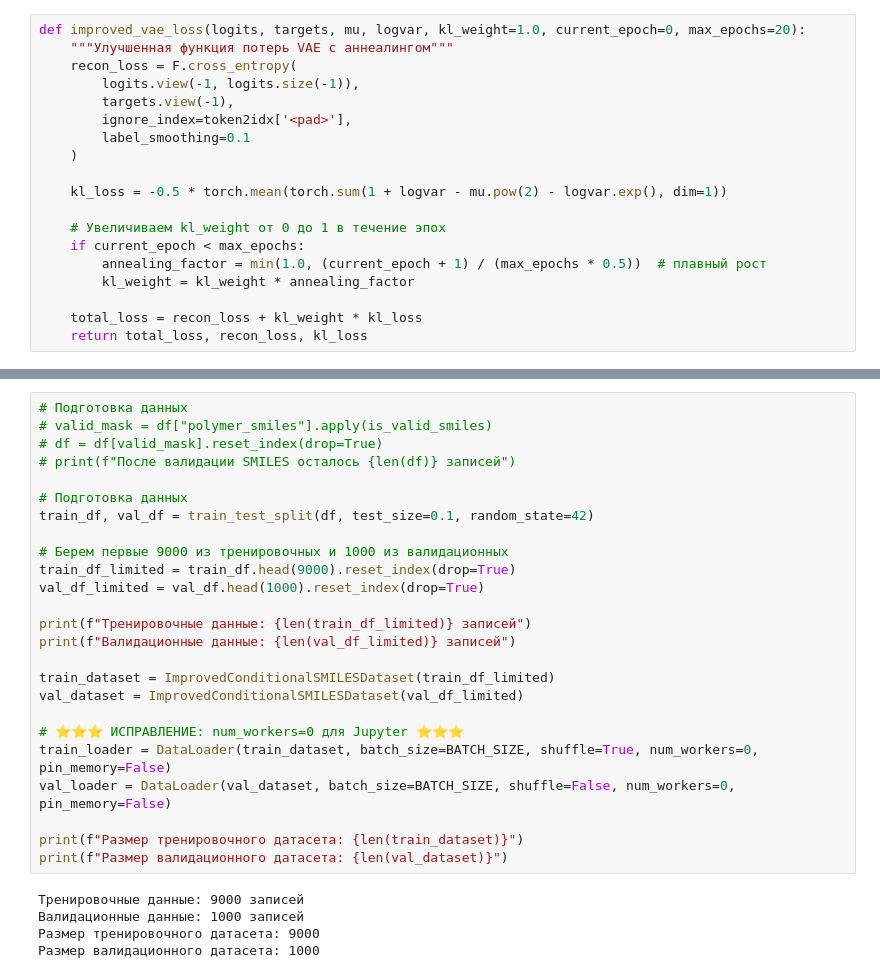
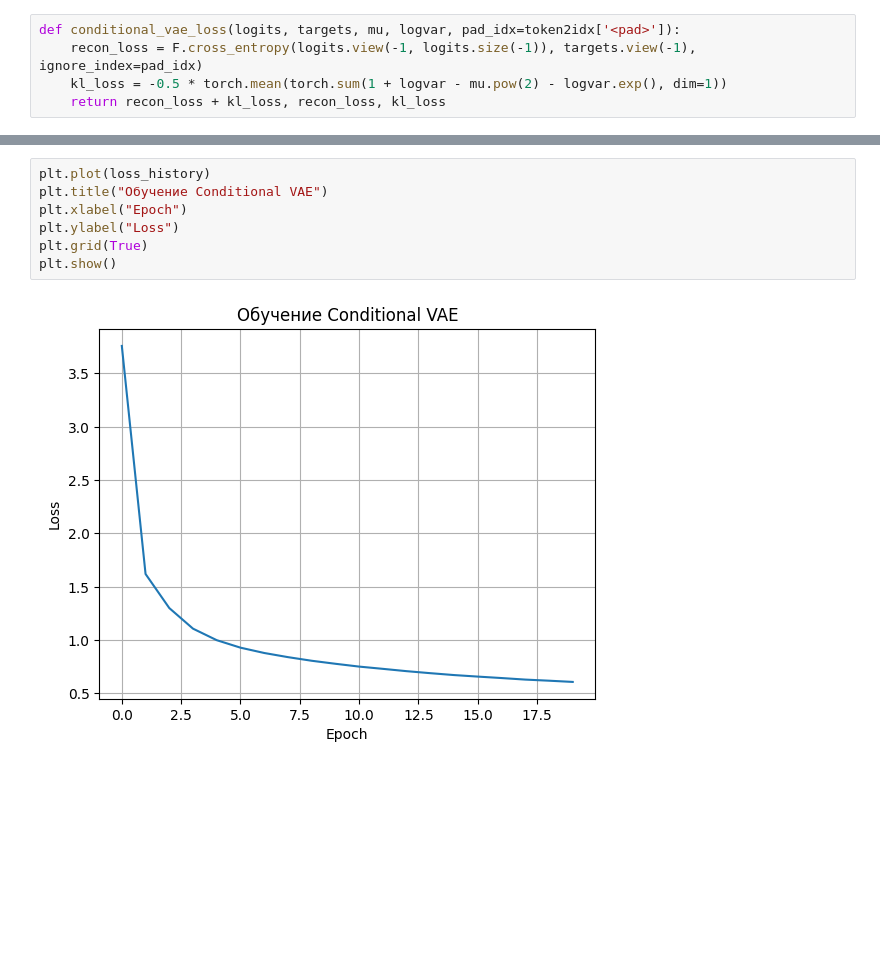
Before and after one commit to BlackLamba/Polyforge-AI, a Jupyter notebook: GM.ipynb, the cells around one changed output, grey strips where cells are left out. Drawn from its saved outputs; the diff is of its cells as text; blank space fills up the shorter version.

Commit message:
conditionalVAE last version + save last model

```diff
--- a/GM.ipynb
+++ b/GM.ipynb
@@ -233,22 +141,8 @@ class ImprovedConditionalTransformerVAE(nn.Module):
         logits = self.decode(z, feats, tgt_inp)
         return logits, mu, logvar
 # %%
-def improved_vae_loss(logits, targets, mu, logvar, kl_weight=1.0, current_epoch=0, max_epochs=20):
-    """Улучшенная функция потерь VAE с аннеалингом"""
-    recon_loss = F.cross_entropy(
-        logits.view(-1, logits.size(-1)),
-        targets.view(-1),
-        ignore_index=token2idx['<pad>'],
-        label_smoothing=0.1
-    )
-
+def conditional_vae_loss(logits, targets, mu, logvar, pad_idx=token2idx['<pad>']):
+    recon_loss = F.cross_entropy(logits.view(-1, logits.size(-1)), targets.view(-1), ignore_index=pad_idx)
     kl_loss = -0.5 * torch.mean(torch.sum(1 + logvar - mu.pow(2) - logvar.exp(), dim=1))
-
-    # Увеличиваем kl_weight от 0 до 1 в течение эпох
-    if current_epoch < max_epochs:
-        annealing_factor = min(1.0, (current_epoch + 1) / (max_epochs * 0.5))  # плавный рост
-        kl_weight = kl_weight * annealing_factor
-
-    total_loss = recon_loss + kl_weight * kl_loss
-    return total_loss, recon_loss, kl_loss
+    return recon_loss + kl_loss, recon_loss, kl_loss
 # %%
@@ -447,30 +249,9 @@ def validate_model(model, val_loader, epoch):
 # %%
-# Подготовка данных
-# valid_mask = df["polymer_smiles"].apply(is_valid_smiles)
-# df = df[valid_mask].reset_index(drop=True)
-# print(f"После валидации SMILES осталось {len(df)} записей")
-
-# Подготовка данных
-train_df, val_df = train_test_split(df, test_size=0.1, random_state=42)
-
-# Берем первые 9000 из тренировочных и 1000 из валидационных
-train_df_limited = train_df.head(9000).reset_index(drop=True)
-val_df_limited = val_df.head(1000).reset_index(drop=True)
-
-print(f"Тренировочные данные: {len(train_df_limited)} записей")
-print(f"Валидационные данные: {len(val_df_limited)} записей")
-
-train_dataset = ImprovedConditionalSMILESDataset(train_df_limited)
-val_dataset = ImprovedConditionalSMILESDataset(val_df_limited)
-
-# ⭐⭐⭐ ИСПРАВЛЕНИЕ: num_workers=0 для Jupyter ⭐⭐⭐
-train_loader = DataLoader(train_dataset, batch_size=BATCH_SIZE, shuffle=True, num_workers=0, pin_memory=False)
-val_loader = DataLoader(val_dataset, batch_size=BATCH_SIZE, shuffle=False, num_workers=0, pin_memory=False)
-
-print(f"Размер тренировочного датасета: {len(train_dataset)}")
-print(f"Размер валидационного датасета: {len(val_dataset)}")
+plt.plot(loss_history)
+plt.title("Обучение Conditional VAE")
+plt.xlabel("Epoch")
+plt.ylabel("Loss")
+plt.grid(True)
+plt.show()
 # %% [output]
-Тренировочные данные: 9000 записей
-Валидационные данные: 1000 записей
-Размер тренировочного датасета: 9000
-Размер валидационного датасета: 1000
+[figure, added]
```
Also changed, not shown: parts of 22 cells of this notebook, 1 other file.
